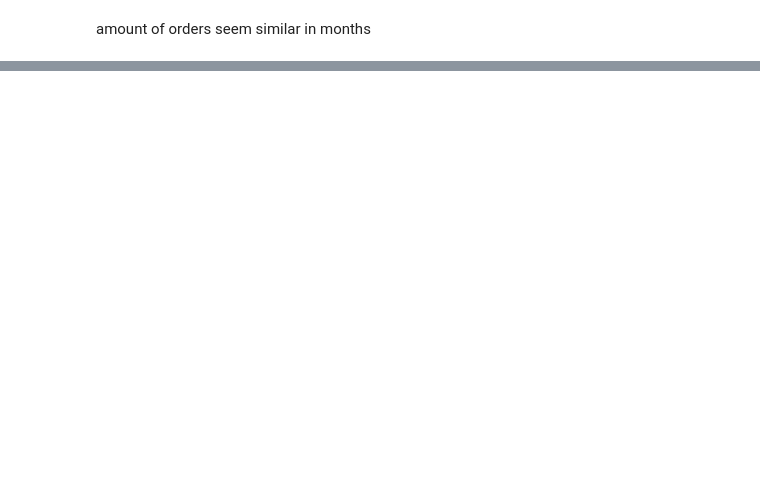
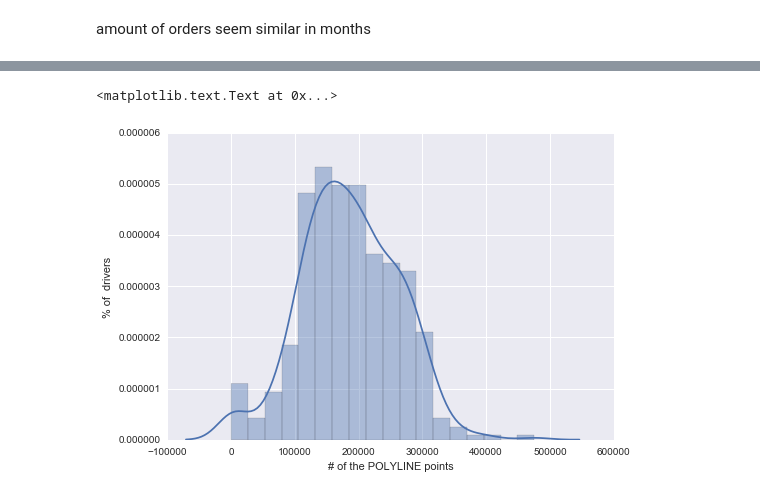
Before and after one commit to yennanliu/Kaggle.com_mini_project, a Jupyter notebook: Taxi-Trajectory-Prediction-I/kaggle_taxi_trajectory_statistics.ipynb, the cells around one changed output, grey strips where cells are left out. Drawn from its saved outputs; the diff is of its cells as text; code cells hidden in the pictures; blank space fills up the shorter version.

```diff
--- a/Taxi-Trajectory-Prediction-I/kaggle_taxi_trajectory_statistics.ipynb
+++ b/Taxi-Trajectory-Prediction-I/kaggle_taxi_trajectory_statistics.ipynb
@@ -217,0 +241,6 @@ amount of orders seem similar in  months
+# %%
+# define the get_length function
+def f(x):
+    return len(x)
+# %%
+df_modified['count_POLYLINE_point'] = df_modified['POLYLINE'].map(f)
@@ -217,0 +267,7 @@ amount of orders seem similar in  months
+# %%
+seaborn.distplot(df_modified.groupby(['TAXI_ID']).sum()['count_POLYLINE_point'])
+pyplot.xlabel('# of the POLYLINE points')
+pyplot.ylabel('% of  drivers')
+# %% [output]
+<matplotlib.text.Text at 0x...>
+[figure, added]
```
Also changed, not shown: parts of 14 cells of this notebook.
